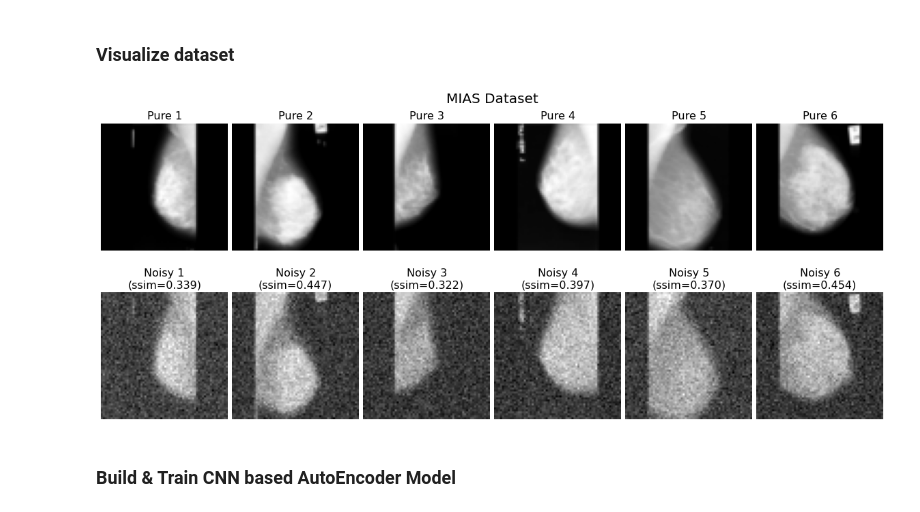
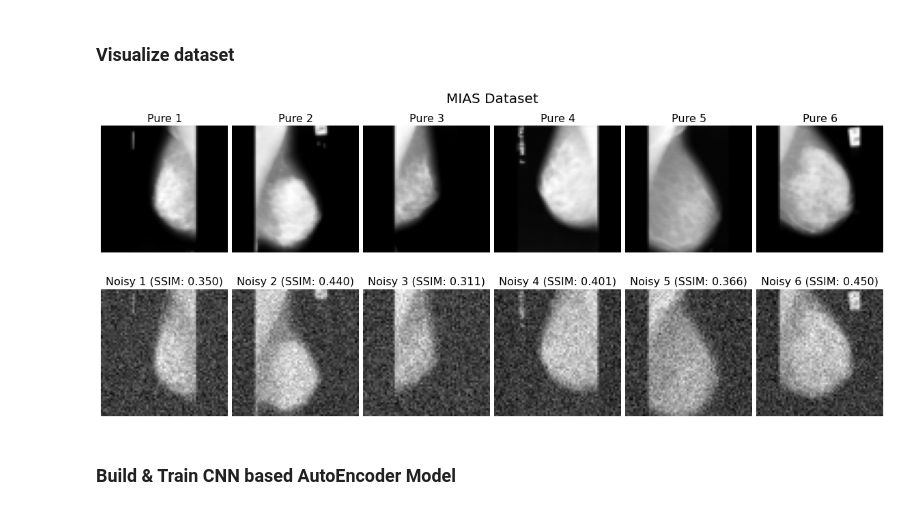
Before and after one commit to relaxxpls/medical-image-denoising, a Jupyter notebook: mias.ipynb, the cells around one changed output. Saved outputs shown, nothing was run; the diff lists cells and outputs as text; code cells hidden in the pictures.

```diff
--- a/mias.ipynb
+++ b/mias.ipynb
@@ -49,7 +49,7 @@ TRAIN_TEST_SPLIT = 0.9
 # ? Resize the images and convert to grayscale tensors
 transform = transforms.Compose(
     [
-        transforms.Resize(FEATURE_SHAPE),
+        transforms.Resize((FEATURE_SHAPE, FEATURE_SHAPE)),
         transforms.Grayscale(),
         transforms.ToTensor(),
     ]
@@ -72,25 +70,25 @@ print(ssim(dataset[0]))
 # %%
 fig, axes = plt.subplots(2, 6, figsize=(16, 7), constrained_layout=True)
 axes = list(map(list, zip(*axes)))
 fig.suptitle("MIAS Dataset", fontsize=20)
 
 for i, (ax1, ax2) in enumerate(axes):
     pure_img, _ = train_dataset[i]
     pure_img = pure_img.permute(1, 2, 0)
 
     ax1.imshow(pure_img, cmap="gray")
     ax1.axis("off")
     ax1.set_title(f"Pure {i+1}", fontsize=16)
 
     noisy_img = add_noise(pure_img)
     ssim_val = ssim(pure_img, noisy_img)
     ax2.imshow(noisy_img, cmap="gray")
     ax2.axis("off")
-    ax2.set_title(f"Noisy {i+1}\n(SSIM: {ssim_val:.3f})", fontsize=16)
+    ax2.set_title(f"Noisy {i+1} (SSIM: {ssim_val:.3f})", fontsize=16)
 
 fig.savefig(MIAS_RESULTS_DIR / "dataset_sample.png", facecolor="w", transparent=False)
 # %% [output]
-[figure, old version]
+[figure, new version]
 # %% [markdown]
 ### Build & Train CNN based AutoEncoder Model
 # %%
```
Also changed, not shown: parts of 4 cells of this notebook, 1 other file.
